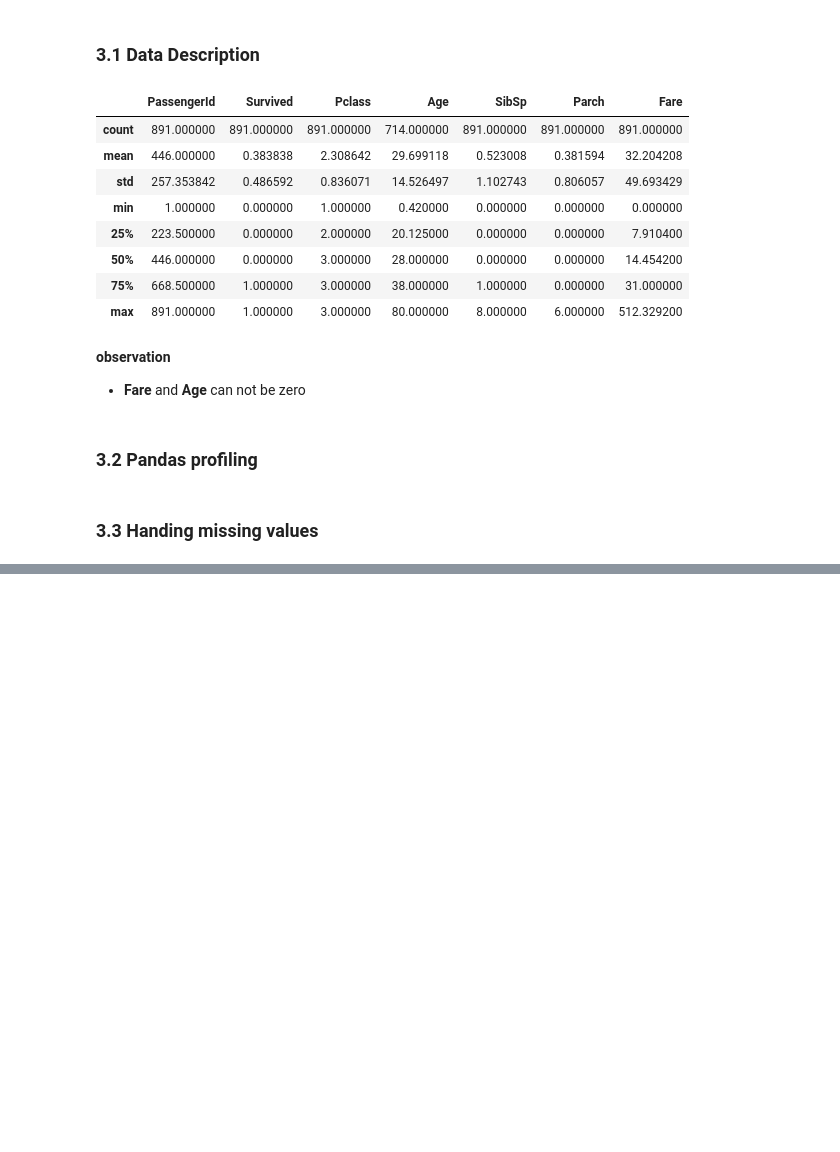
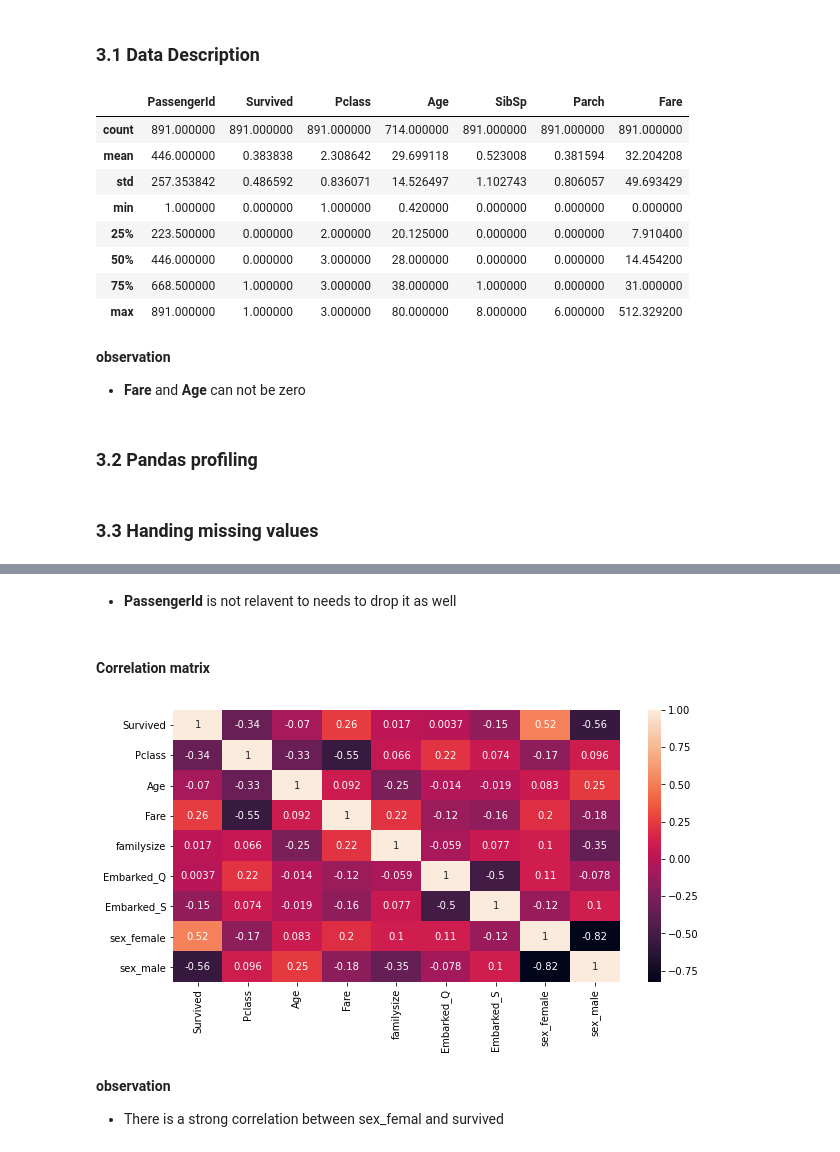
Before and after one commit to manoj-ds/deeplearning-titanic-dataset, a Jupyter notebook: titanic.ipynb, the cells around one changed output, grey strips where cells are left out. Drawn from its saved outputs; the diff is of its cells as text; code cells hidden in the pictures; blank space fills up the shorter version.

```diff
--- a/titanic.ipynb
+++ b/titanic.ipynb
@@ -92,0 +163,3 @@ profile.to_file("titanice_data_profiling.html")
+# %%
+titanic_df = titanic_df.drop(['Name', 'SibSp', 'Parch', 'Ticket', 'Sex'], axis=1)
+titanic_df.head()
@@ -92,0 +175,2 @@ profile.to_file("titanice_data_profiling.html")
+# %%
+df = pd.get_dummies(titanic_df, columns = ['Embarked', 'sex'], drop_first=True)
@@ -92,0 +186,18 @@ profile.to_file("titanice_data_profiling.html")
+# %% [markdown]
+* **PassengerId** is not relavent to needs to drop it as well
+# %%
+df.drop('PassengerId', axis=1, inplace=True)
+# %% [markdown]
+#### Correlation matrix
+# %%
+corr = df.corr()
+# %%
+plt.figure(figsize=(10,5))
+sns.heatmap(corr, annot=True)
+plt.show()
+# %% [output]
+[figure, added]
+# %% [markdown]
+__observation__
+
+* There is a strong correlation between sex_femal and survived
```
Also changed, not shown: parts of 22 cells of this notebook, 1 other file.
